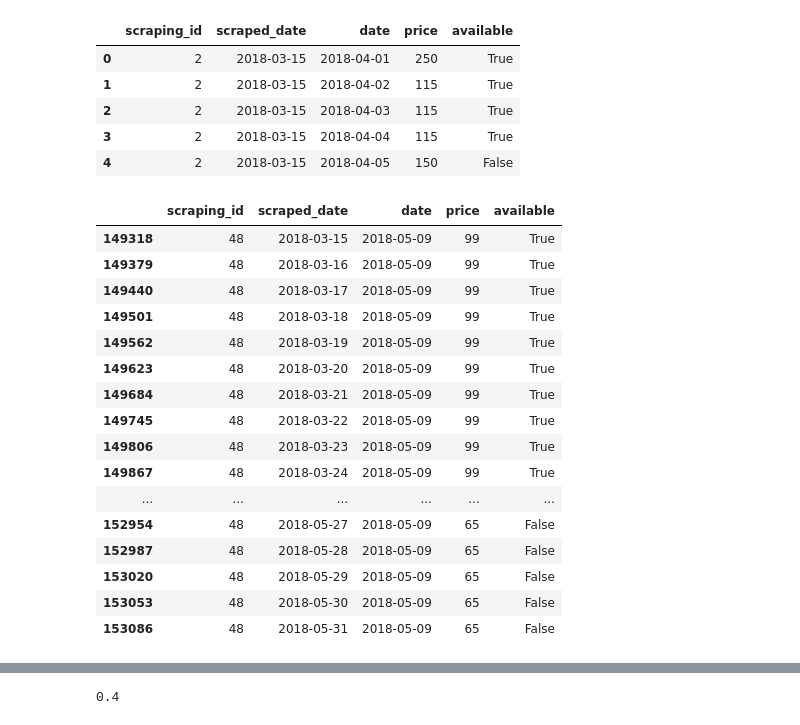
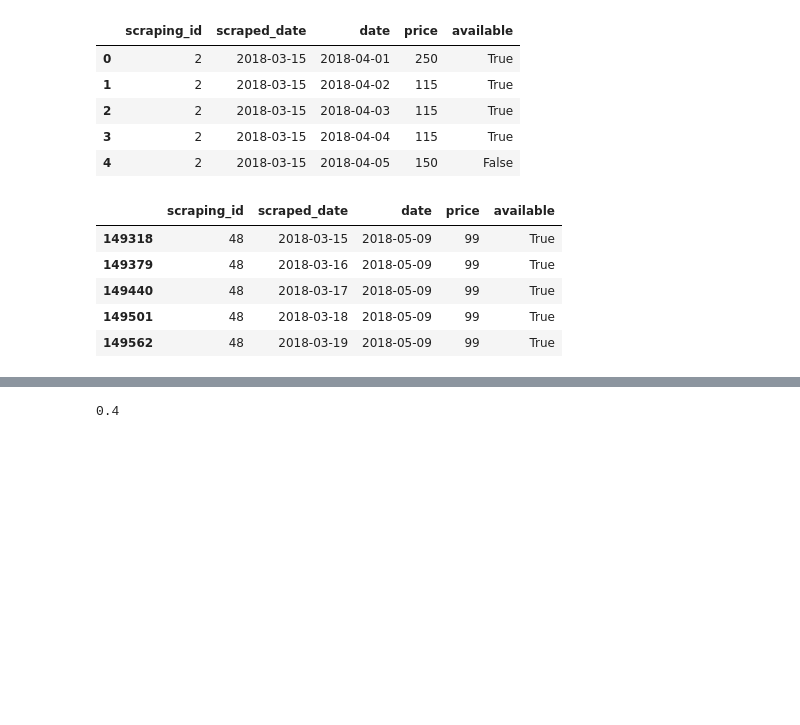
Before and after one commit to jeremyrchow/Residential_Data_Analysis, a Jupyter notebook: Analysis Notebook.ipynb, the cells around one changed output, grey strips where cells are left out. Cells and saved outputs as stored; diff of their text form; code cells hidden in the pictures; blank space fills up the shorter version.

```diff
--- a/Analysis Notebook.ipynb
+++ b/Analysis Notebook.ipynb
@@ -4,6 +6,9 @@ import numpy as np
 import matplotlib.pyplot as plt
 import seaborn as sns
 from itertools import groupby
+# %%
+pd.__version__
+pd.set_option('display.max_rows', 0)
 # %% [markdown]
 To get the actual booking, probably look at MOST RECENT SCRAPE
 
@@ -123,24 +129,12 @@ data.head()
 | 3 | 2 | 2018-03-15 | 2018-04-04 | 115 | True |
 | 4 | 2 | 2018-03-15 | 2018-04-05 | 150 | False |
 # %%
-pd.set_option('display.max_rows', 500)
-data[data.scraping_id.isin([48]) & (data.date==pd.datetime(2018,5,9))]
+data[data.scraping_id.isin([48]) & (data.date==pd.datetime(2018,5,9))].head()
 # %% [output]
 |  | scraping_id | scraped_date | date | price | available |
 | 149318 | 48 | 2018-03-15 | 2018-05-09 | 99 | True |
 | 149379 | 48 | 2018-03-16 | 2018-05-09 | 99 | True |
 | 149440 | 48 | 2018-03-17 | 2018-05-09 | 99 | True |
 | 149501 | 48 | 2018-03-18 | 2018-05-09 | 99 | True |
 | 149562 | 48 | 2018-03-19 | 2018-05-09 | 99 | True |
-| 149623 | 48 | 2018-03-20 | 2018-05-09 | 99 | True |
-| 149684 | 48 | 2018-03-21 | 2018-05-09 | 99 | True |
-| 149745 | 48 | 2018-03-22 | 2018-05-09 | 99 | True |
-| 149806 | 48 | 2018-03-23 | 2018-05-09 | 99 | True |
-| 149867 | 48 | 2018-03-24 | 2018-05-09 | 99 | True |
-| ... | ... | ... | ... | ... | ... |
-| 152954 | 48 | 2018-05-27 | 2018-05-09 | 65 | False |
-| 152987 | 48 | 2018-05-28 | 2018-05-09 | 65 | False |
-| 153020 | 48 | 2018-05-29 | 2018-05-09 | 65 | False |
-| 153053 | 48 | 2018-05-30 | 2018-05-09 | 65 | False |
-| 153086 | 48 | 2018-05-31 | 2018-05-09 | 65 | False |
 # %%
```
Also changed, not shown: parts of 54 cells of this notebook, 1 other file.
